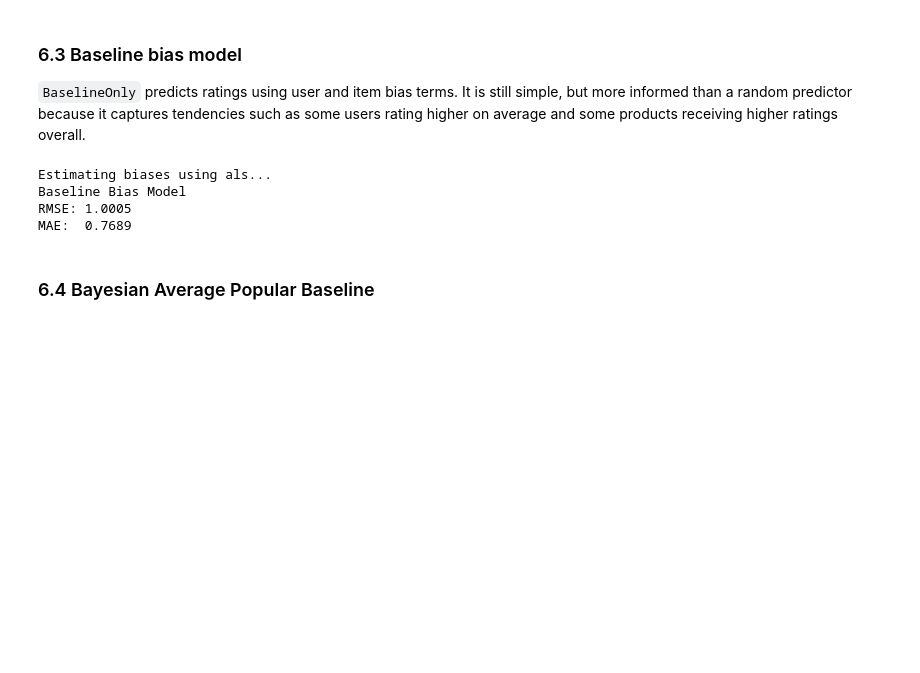
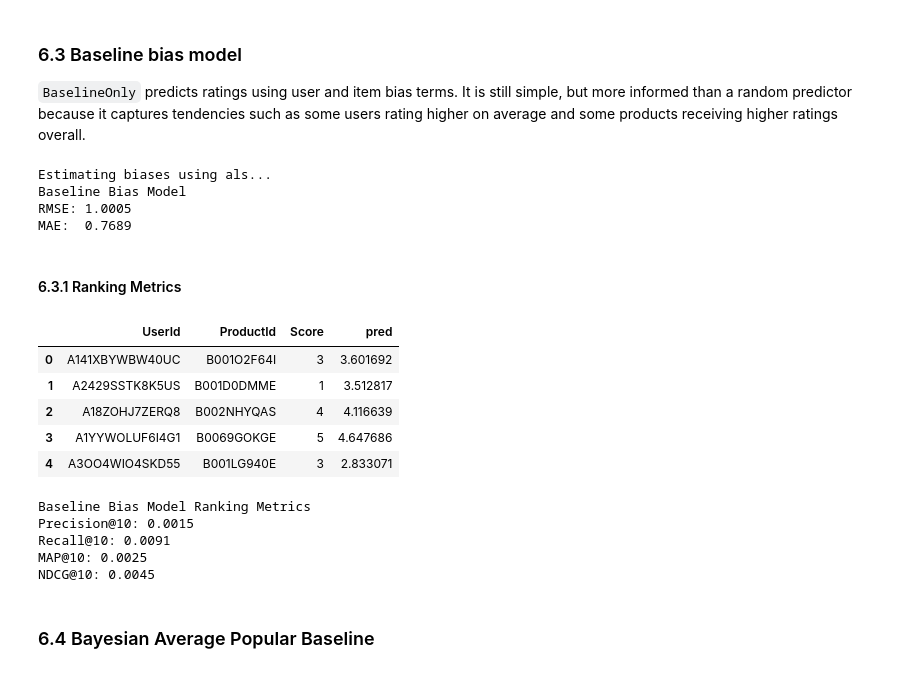
Before and after one commit to Wilyam390/Recommender-Sys, a Jupyter notebook: Group3_Recsys.ipynb, the cells around one changed output. Cells and saved outputs as stored; diff of their text form; code cells hidden in the pictures; blank space fills up the shorter version.

```diff
--- a/Group3_Recsys.ipynb
+++ b/Group3_Recsys.ipynb
@@ -504,6 +628,48 @@ Estimating biases using als...
 Baseline Bias Model
 RMSE: 1.0005
 MAE:  0.7689
+# %% [markdown]
+#### 6.3.1 Ranking Metrics
+# %%
+bias_eval_df = pd.DataFrame(
+    [(p.uid, p.iid, p.r_ui, p.est) for p in baseline_predictions],
+    columns=["UserId", "ProductId", "Score", "pred"]
+)
+
+bias_eval_df.head()
+# %% [output]
+|  | UserId | ProductId | Score | pred |
+| 0 | A141XBYWBW40UC | B001O2F64I | 3 | 3.601692 |
+| 1 | A2429SSTK8K5US | B001D0DMME | 1 | 3.512817 |
+| 2 | A18ZOHJ7ZERQ8 | B002NHYQAS | 4 | 4.116639 |
+| 3 | A1YYWOLUF6I4G1 | B0069GOKGE | 5 | 4.647686 |
+| 4 | A3OO4WIO4SKD55 | B001LG940E | 3 | 2.833071 |
+# %%
+bias_full_metrics = ranking_metrics_full_candidates(
+    users=eval_users,
+    catalog=catalog_items,
+    train_seen=train_items_by_user,
+    relevant_test=relevant_test_items_by_user,
+    predict_fn=lambda uid, iid: baseline_model.predict(uid, iid).est,
+    k=K,
+)
+
+bias_precision = bias_full_metrics["precision"]
+bias_recall = bias_full_metrics["recall"]
+bias_map = bias_full_metrics["map"]
+bias_ndcg = bias_full_metrics["ndcg"]
+
+print("Baseline Bias Model Ranking Metrics")
+print(f"Precision@{K}: {bias_precision:.4f}")
+print(f"Recall@{K}: {bias_recall:.4f}")
+print(f"MAP@{K}: {bias_map:.4f}")
+print(f"NDCG@{K}: {bias_ndcg:.4f}")
+# %% [output]
+Baseline Bias Model Ranking Metrics
+Precision@10: 0.0015
+Recall@10: 0.0091
+MAP@10: 0.0025
+NDCG@10: 0.0045
 # %% [markdown]
 ### 6.4 Bayesian Average Popular Baseline
 # %%
```
Also changed, not shown: parts of 24 cells of this notebook.
